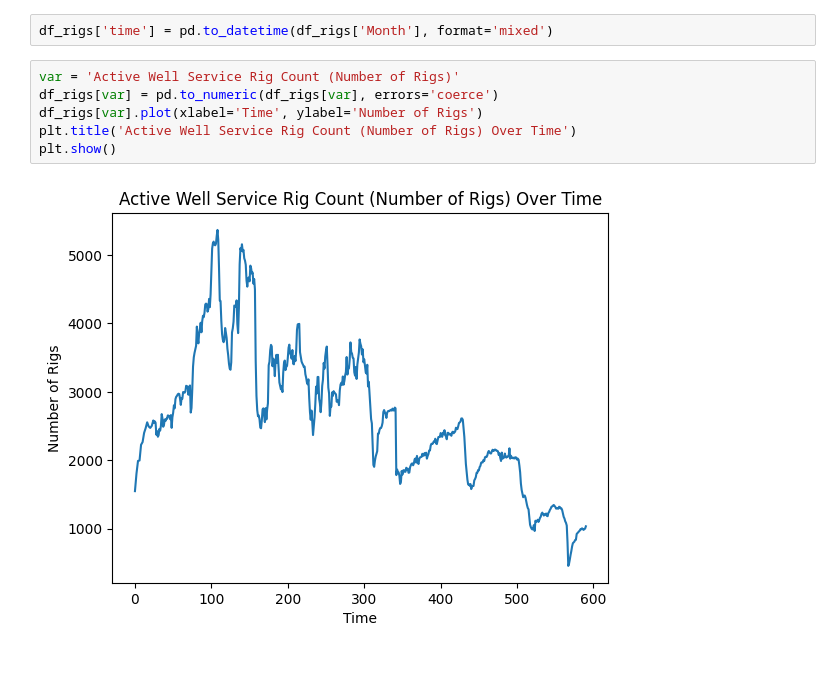
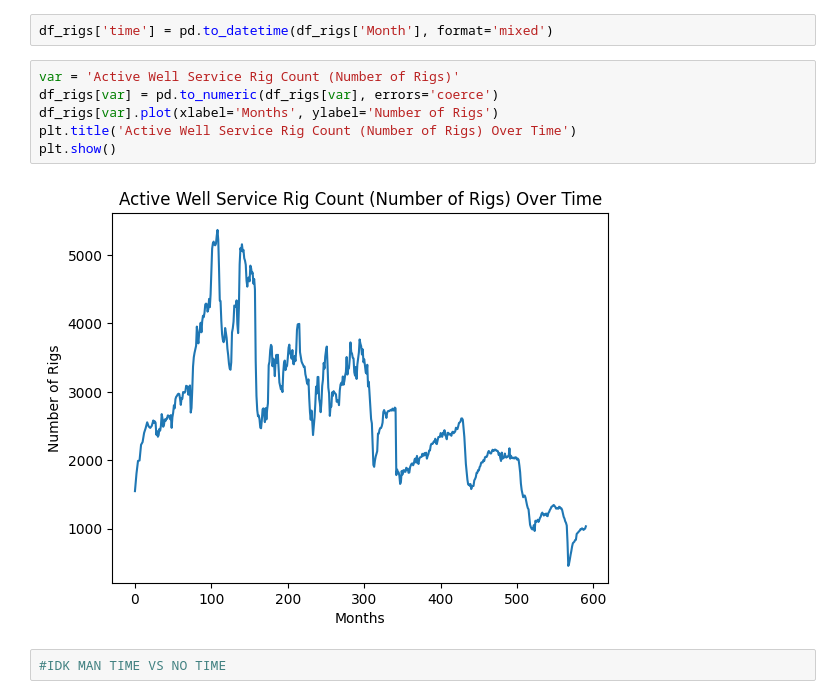
Before and after one commit to eaa3ug/eda_assignment, a Jupyter notebook: assignment.ipynb, the cells around one changed output. Cells and saved outputs as stored; diff of their text form; blank space fills up the shorter version.

```diff
--- a/assignment.ipynb
+++ b/assignment.ipynb
@@ -248,8 +248,10 @@ df_rigs['time'] = pd.to_datetime(df_rigs['Month'], format='mixed')
 # %%
 var = 'Active Well Service Rig Count (Number of Rigs)'
 df_rigs[var] = pd.to_numeric(df_rigs[var], errors='coerce')
-df_rigs[var].plot(xlabel='Time', ylabel='Number of Rigs')
+df_rigs[var].plot(xlabel='Months', ylabel='Number of Rigs')
 plt.title('Active Well Service Rig Count (Number of Rigs) Over Time')
 plt.show()
 # %% [output]
-[figure, old version]
+[figure, new version]
+# %%
+#IDK MAN TIME VS NO TIME
```
